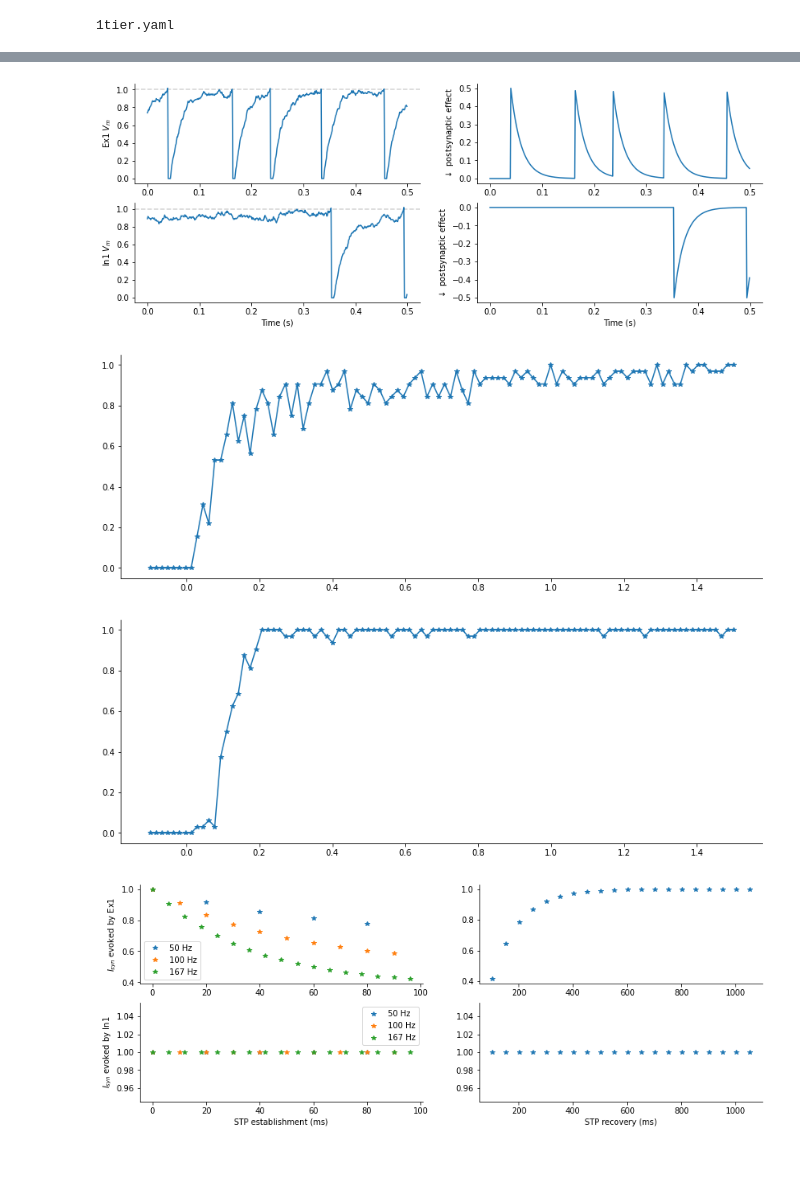
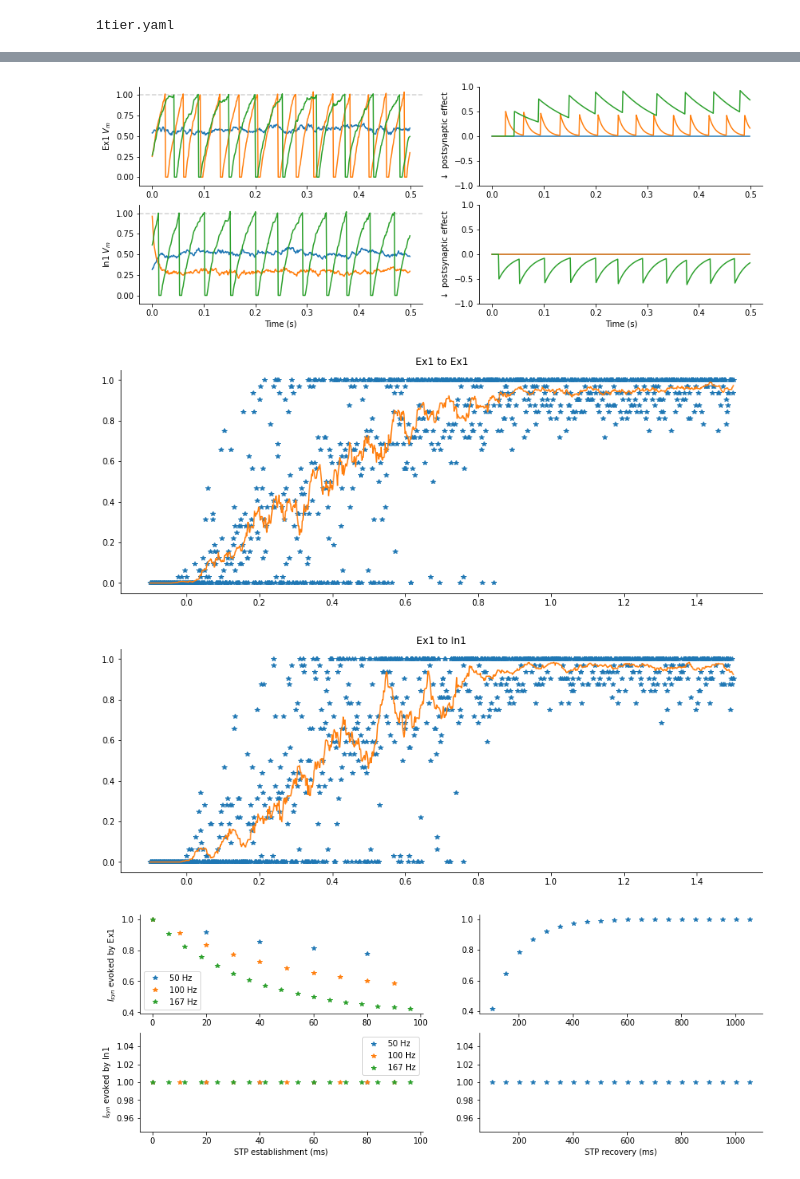
Before and after one commit to kernfel/cantata, a Jupyter notebook: Sanity checks.ipynb, the cells around one changed output, grey strips where cells are left out. Cells and saved outputs as stored; diff of their text form; code cells hidden in the pictures.

```diff
--- a/Sanity checks.ipynb
+++ b/Sanity checks.ipynb
@@ -38,11 +65,11 @@ second = int(1/base_cfg.time_step)
 # %%
 # Activity check
-
+n = 3
 act_cfg = base_cfg.copy()
 act_cfg.batch_size = 1
 act_cfg.n_inputs = 0
 act_cfg.n_steps = int(0.5*second)
-act_cfg.model.populations.Output = Box({})
+act_cfg.model.populations.Output = Box({'n': n})
 
 inputs = torch.zeros(act_cfg.batch_size, act_cfg.n_steps, act_cfg.n_inputs, **act_cfg.tspec)
 t = np.arange(act_cfg.n_steps) * act_cfg.time_step
@@ -50,37 +77,42 @@ t = np.arange(act_cfg.n_steps) * act_cfg.time_step
 plt.figure(figsize=figsize)
 for i, (name, pop) in enumerate(populations.items()):
     act_cfg.model.populations.Probe = pop.copy()
-    act_cfg.model.populations.Probe.n = 1
+    act_cfg.model.populations.Probe.n = n
     act_cfg.model.populations.Probe.targets = Box(dict(Output={}))
     cantata.config.load(act_cfg)
     m = cantata.Module()
     with torch.no_grad():
         state,epoch,record = m.forward_init(inputs, ['mem'])
-        epoch.W[1,0] = torch.sign(epoch.W[1,0])*0.5 # Probe to Output
-        state.mem[0,0] = 0
+        epoch.W[n:,:n] = torch.eye(n,n, device=epoch.W.device) * 0.5 * torch.sign(epoch.W[n:,0]) # Probe to Output
+        state.mem[0,:n] = 0
         m.forward_run(state,epoch,record)
         m.forward_close(record)
 
     plt.subplot(2,len(populations),2*i+1)
     plt.axhline(1, c='lightgray', ls='--')
-    plt.plot(t, record.mem[0,:,1].cpu().numpy())
+    for j in range(n):
+        plt.plot(t, record.mem[0,:,j+n].cpu().numpy())
     plt.ylabel(f'{name} $V_m$')
+    plt.ylim([-.1,1.1])
     if i==len(populations)-1:
         plt.xlabel('Time (s)')
 
     plt.subplot(2,len(populations),2*i+2)
-    plt.plot(t, record.mem[0,:,0].cpu().numpy())
+    for j in range(n):
+        plt.plot(t, record.mem[0,:,j].cpu().numpy())
     plt.ylabel('$\downarrow$ postsynaptic effect')
+    plt.ylim([-1,1])
     if i==len(populations)-1:
         plt.xlabel('Time (s)')
 sns.despine()
 # %% [output]
-[figure, old version]
+[figure, new version]
 # %%
 # Firing probability check
 delay = 0.05
-n = 100
+n = 1000
 weight = torch.linspace(-.1, 1.5, n)
+window = torch.ones(21)/21
 batch_size = 32
 
 pf_cfg = base_cfg.copy()
@@ -91,40 +123,50 @@ pf_cfg.model.populations.Driver = Box(dict(rate=0, targets=dict(Pre={})))
 # pf_cfg.model.tau_ref = 0
 
 inputs = torch.zeros(pf_cfg.batch_size, pf_cfg.n_steps, pf_cfg.n_inputs, **pf_cfg.tspec)
 surefire = 1/pf_cfg.time_step
 inputs[:, 0, :] = surefire
 
 for i, (name, pop) in enumerate(populations.items()):
     if pop.sign < 0:
         continue
     for j, target_name in enumerate(projections[name].keys()):
         pf_cfg.model.populations.Pre = pop.copy()
         pf_cfg.model.populations.Pre.n = n
         pf_cfg.model.populations.Pre.targets = dict(Post={'delay':delay})
         pf_cfg.model.populations.Post = populations[target_name].copy()
         pf_cfg.model.populations.Post.n = n
 #         pf_cfg.model.populations.Post.noise_N = 0
         cantata.config.load(pf_cfg)
         m = cantata.Module()
         with torch.no_grad():
             state,epoch,record = m.forward_init(inputs, ['mem'])
             epoch.W[0,1:1+n] = 1 # Driver to Pre
             epoch.W[1:1+n,1+n:] = torch.eye(n) * weight # Pre to Post
             m.forward_run(state,epoch,record)
             m.forward_close(record)
 
         plt.figure(figsize=figsize)
+        plt.title(f'{name} to {target_name}')
         probability = record.out[:,-1,1+n:].sum(dim=0) / batch_size
-        plt.plot(weight.numpy(), probability.cpu().numpy(), '*-')
+        l = (len(window)-1)//2
+        p_padded = torch.nn.functional.pad(probability, (l,l)) # mode=replicate for dim<3 NYI
+        p_padded[:l] = probability[:l]
+        p_padded[-l:] = probability[-l:]
+        p_smooth = torch.nn.functional.conv1d(
+            p_padded.view(1,1,-1),
+            window.view(1,1,-1).to(probability.device)
+        )
+        plt.plot(weight.numpy(), probability.cpu().numpy(), '*')
+        plt.plot(weight.numpy(), p_smooth[0,0].cpu().numpy(), '-')
         sns.despine()
 
-        nz = torch.nonzero(record.out[:,-1,-1] == 0)
-        if len(nz):
-            plt.figure()
-            plt.plot(record.mem[nz[0,0].item(),:,-1].cpu().numpy())
+#         nz = torch.nonzero(record.out[:,-1,-1] == 0)
+#         if len(nz):
+#             plt.figure()
+#             plt.plot(record.mem[nz[0,0].item(),:,-1].cpu().numpy())
 # %% [output]
-[figure, old version]
+[figure, new version]
-[figure, old version]
+[figure, new version]
 # %%
 # STP sanity check
 establish_end = 100
```
Also changed, not shown: parts of 7 cells of this notebook, 2 other files.
